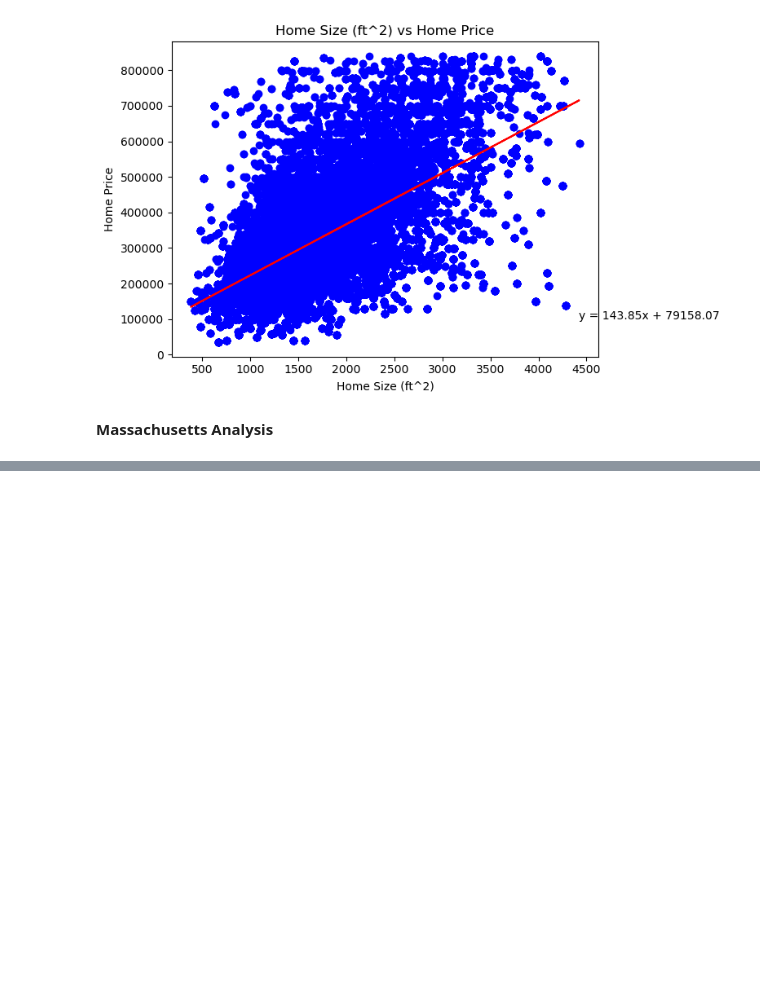
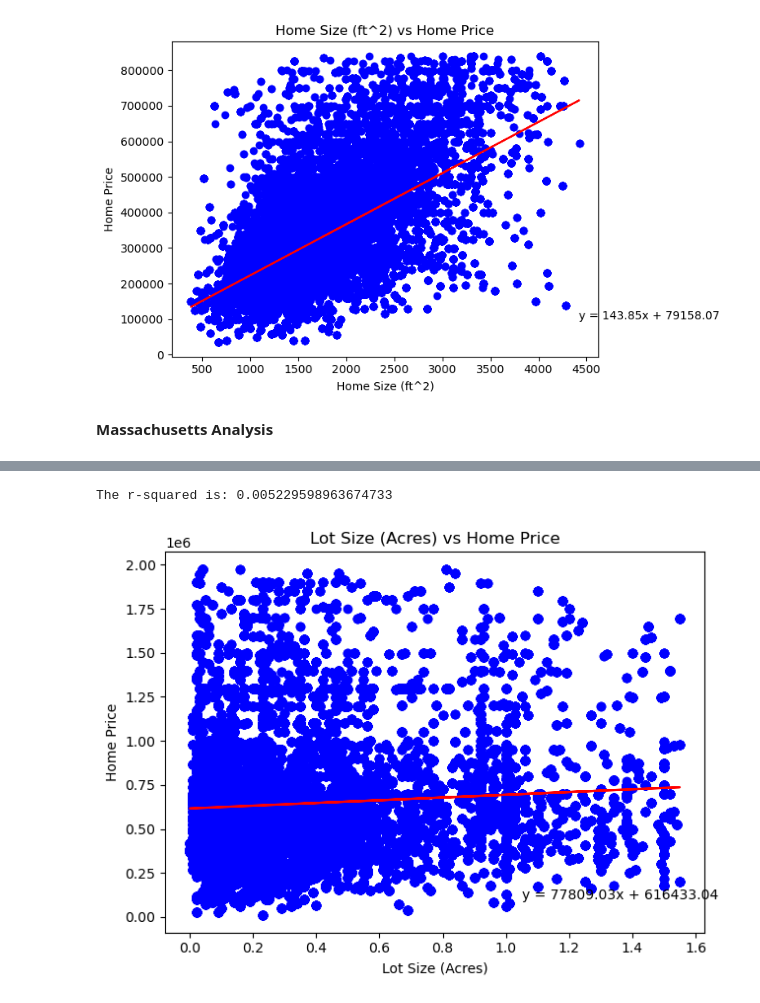
Before and after one commit to NMcHale029/BC-Project-1, a Jupyter notebook: variable_analysis.ipynb, the cells around one changed output, grey strips where cells are left out. Cells and saved outputs as stored; diff of their text form; code cells hidden in the pictures; blank space fills up the shorter version.

```diff
--- a/variable_analysis.ipynb
+++ b/variable_analysis.ipynb
@@ -128,0 +147,9 @@ The r-squared is: 0.41202141411942117
+# %%
+#plot out lot size (acres) vs. house price and calculate regression
+plt.xlabel('Lot Size (Acres)')
+plt.ylabel('Home Price')
+plt.title('Lot Size (Acres) vs Home Price')
+house_plot(ma_df['acre_lot'],ma_df['price'])
+# %% [output]
+The r-squared is: 0.005229598963674733
+[figure, added]
```
Also changed, not shown: parts of 13 cells of this notebook.
